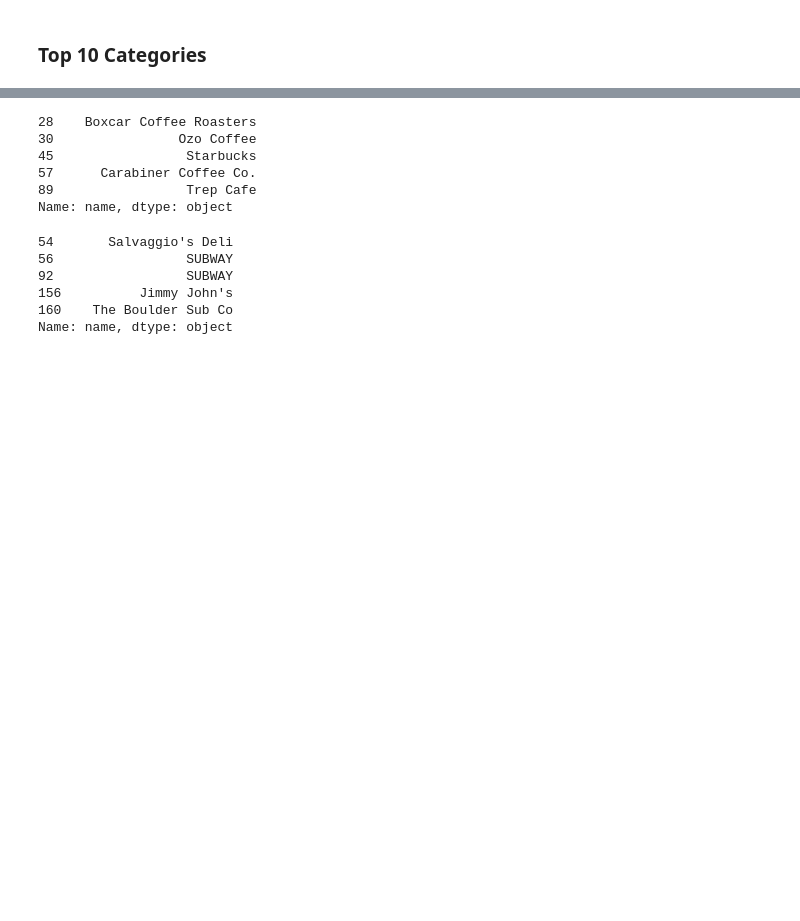
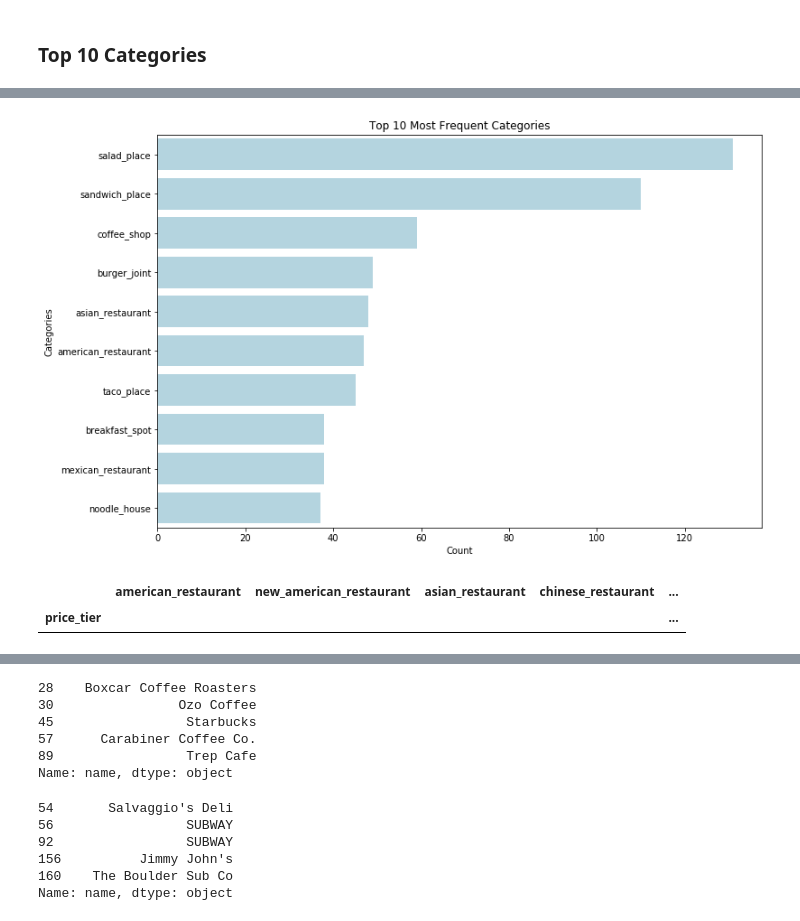
Before and after one commit to andurooo/boulder-restaurant-recommender, a Jupyter notebook: notebooks/eda-boulder.ipynb, the cells around one changed output, grey strips where cells are left out. Saved outputs shown, nothing was run; the diff lists cells and outputs as text; code cells hidden in the pictures; blank space fills up the shorter version.

```diff
--- a/notebooks/eda-boulder.ipynb
+++ b/notebooks/eda-boulder.ipynb
@@ -116,0 +223,12 @@ categories.head(10)
+# %%
+categories = categories.iloc[:10,:]
+# %%
+fig = plt.figure(figsize=(12,8))
+
+sns.barplot(categories[0], categories.index, color='lightblue')
+plt.title("Top 10 Most Frequent Categories")
+plt.xlabel("Count")
+plt.ylabel("Categories")
+plt.savefig("categories_count.png");
+# %% [output]
+[figure, added]
@@ -116,0 +237,5 @@ categories.head(10)
+# %%
+tier_count
+# %% [output]
+|  | american_restaurant | new_american_restaurant | asian_restaurant | chinese_restaurant | ... |
+| price_tier |  |  |  |  | ... |
```
Also changed, not shown: parts of 41 cells of this notebook, 3 other files.
